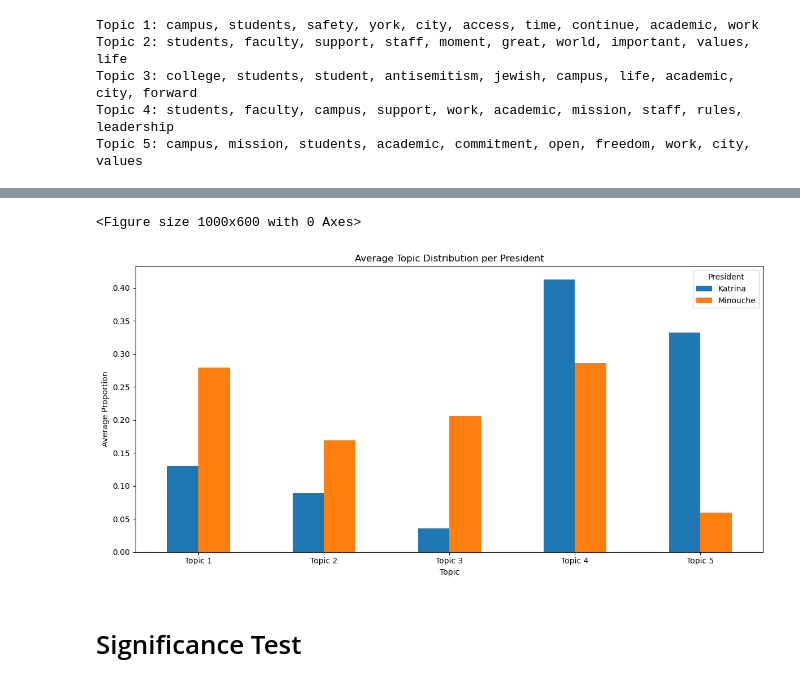
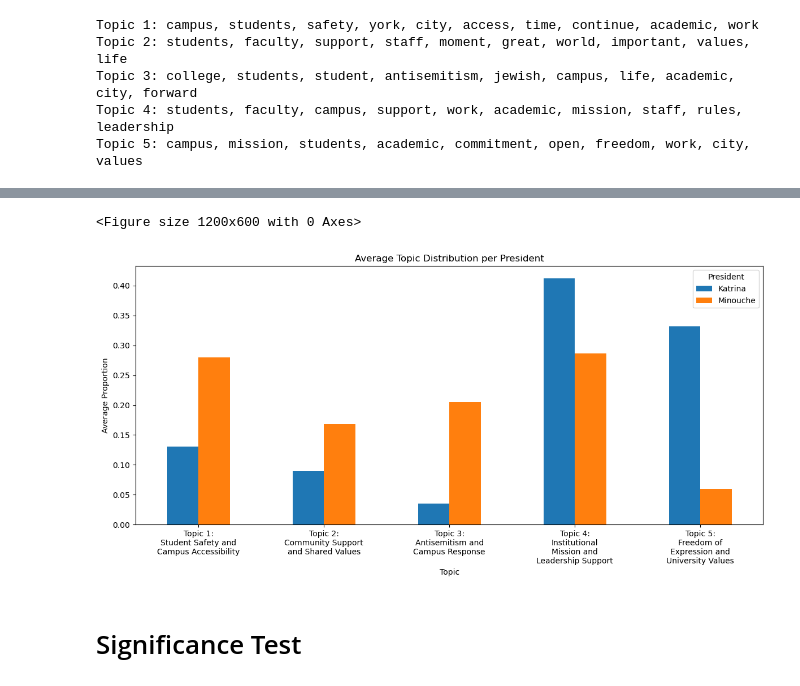
Before and after one commit to es098712/Columbia-President-Emails, a Jupyter notebook: LDA_topic_model.ipynb, the cells around one changed output, grey strips where cells are left out. Cells and saved outputs as stored; diff of their text form; code cells hidden in the pictures.

Commit message:
Adjust labels  on graphs

```diff
--- a/LDA_topic_model.ipynb
+++ b/LDA_topic_model.ipynb
@@ -77,25 +89,40 @@ Topic 5: campus, mission, students, academic, commitment, open, freedom, work, c
 # %%
+import textwrap
+
 # Assign topics to documents
 doc_topics = lda.transform(doc_term_matrix)
 df_topics = pd.DataFrame(doc_topics, columns=[f"Topic {i+1}" for i in range(lda.n_components)])
 df_topics['Label'] = labels
 
 # Average topic distribution per person
 avg_topics = df_topics.groupby("Label").mean().T
 
+# Define descriptive topic labels
+phrases = [
+    "Student Safety and Campus Accessibility",
+    "Community Support and Shared Values",
+    "Antisemitism and Campus Response",
+    "Institutional Mission and Leadership Support",
+    "Freedom of Expression and University Values"
+]
+
+# Apply labels to index
+wrapped_labels = [f"Topic {i+1}:\n" + "\n".join(textwrap.wrap(label, width=20)) for i, label in enumerate(phrases)]
+avg_topics.index = wrapped_labels
+
 # Plot
-plt.figure(figsize=(10, 6))
+plt.figure(figsize=(12, 6))
 avg_topics.plot(kind='bar', figsize=(12, 6))
 plt.title("Average Topic Distribution per President")
 plt.ylabel("Average Proportion")
 plt.xlabel("Topic")
 plt.xticks(rotation=0)
 plt.legend(title="President")
 plt.tight_layout()
 plt.show()
 # %% [output]
-<Figure size 1000x600 with 0 Axes>
+<Figure size 1200x600 with 0 Axes>
-[figure, old version]
+[figure, new version]
 # %% [markdown]
 # Significance Test
 # %%
```
Also changed, not shown: parts of 1 cell of this notebook.
